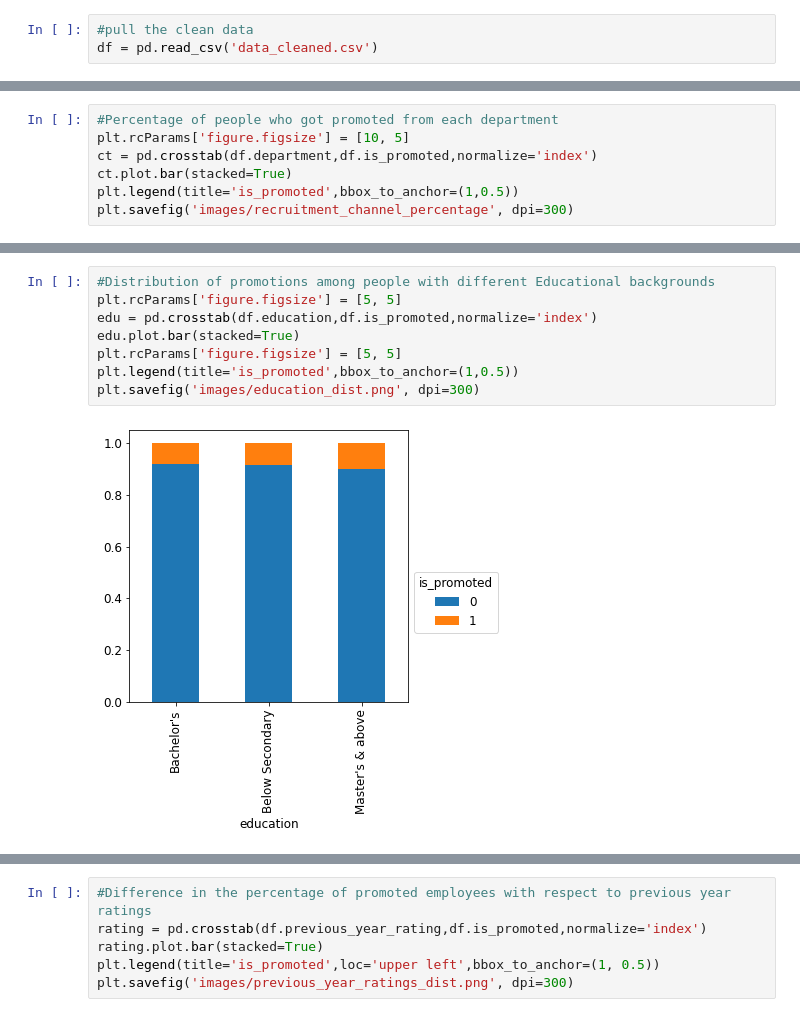
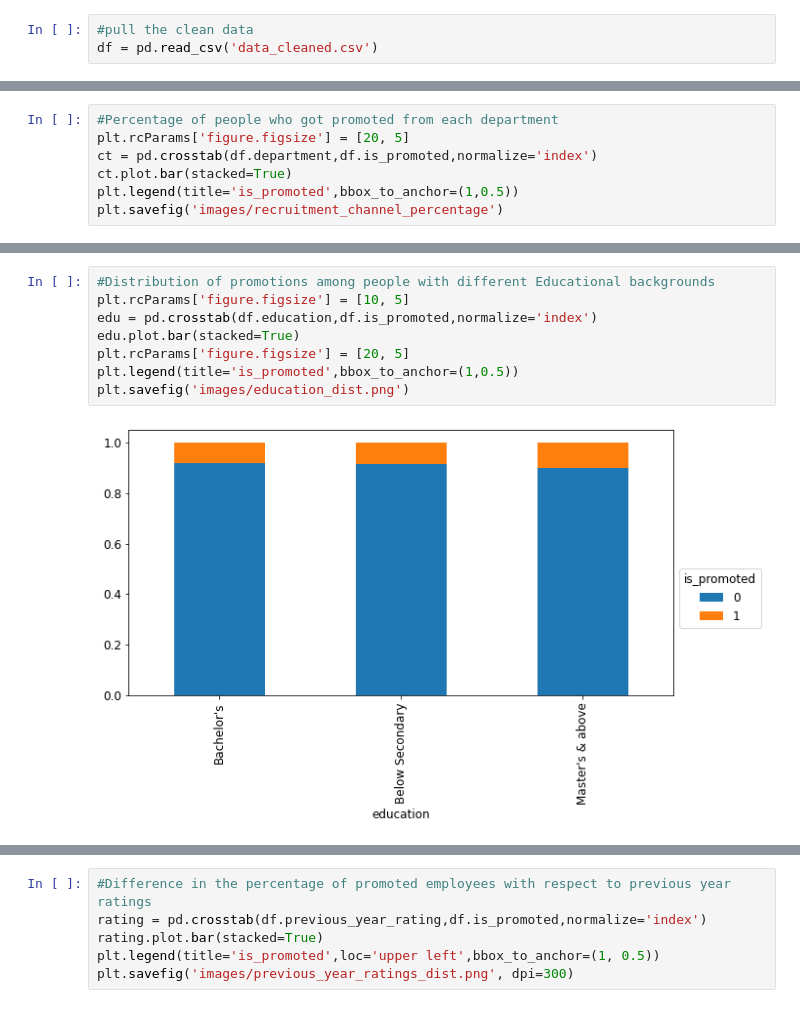
Before and after one commit to cerenkasap/prediction_of_employee_promotion, a Jupyter notebook: Exploratory_Data_Analysis.ipynb, the cells around one changed output, grey strips where cells are left out. Saved outputs shown, nothing was run; the diff lists cells and outputs as text.

```diff
--- a/Exploratory_Data_Analysis.ipynb
+++ b/Exploratory_Data_Analysis.ipynb
@@ -48,9 +48,9 @@ plt.show()
 [figure]
 # %%
 #Percentage of people who got promoted from each department
-plt.rcParams['figure.figsize'] = [10, 5]
+plt.rcParams['figure.figsize'] = [20, 5]
 ct = pd.crosstab(df.department,df.is_promoted,normalize='index')
 ct.plot.bar(stacked=True)
 plt.legend(title='is_promoted',bbox_to_anchor=(1,0.5))
-plt.savefig('images/recruitment_channel_percentage', dpi=300)
+plt.savefig('images/recruitment_channel_percentage')
 # %% [output]
@@ -83,13 +83,13 @@ plt.show()
 [figure]
 # %%
 #Distribution of promotions among people with different Educational backgrounds
-plt.rcParams['figure.figsize'] = [5, 5]
+plt.rcParams['figure.figsize'] = [10, 5]
 edu = pd.crosstab(df.education,df.is_promoted,normalize='index')
 edu.plot.bar(stacked=True)
-plt.rcParams['figure.figsize'] = [5, 5]
+plt.rcParams['figure.figsize'] = [20, 5]
 plt.legend(title='is_promoted',bbox_to_anchor=(1,0.5))
-plt.savefig('images/education_dist.png', dpi=300)
+plt.savefig('images/education_dist.png')
 # %% [output]
-[figure, old version]
+[figure, new version]
 # %%
 #Pie chart for 'gender' column
```
Also changed, not shown: parts of 11 cells of this notebook, 14 other files.
